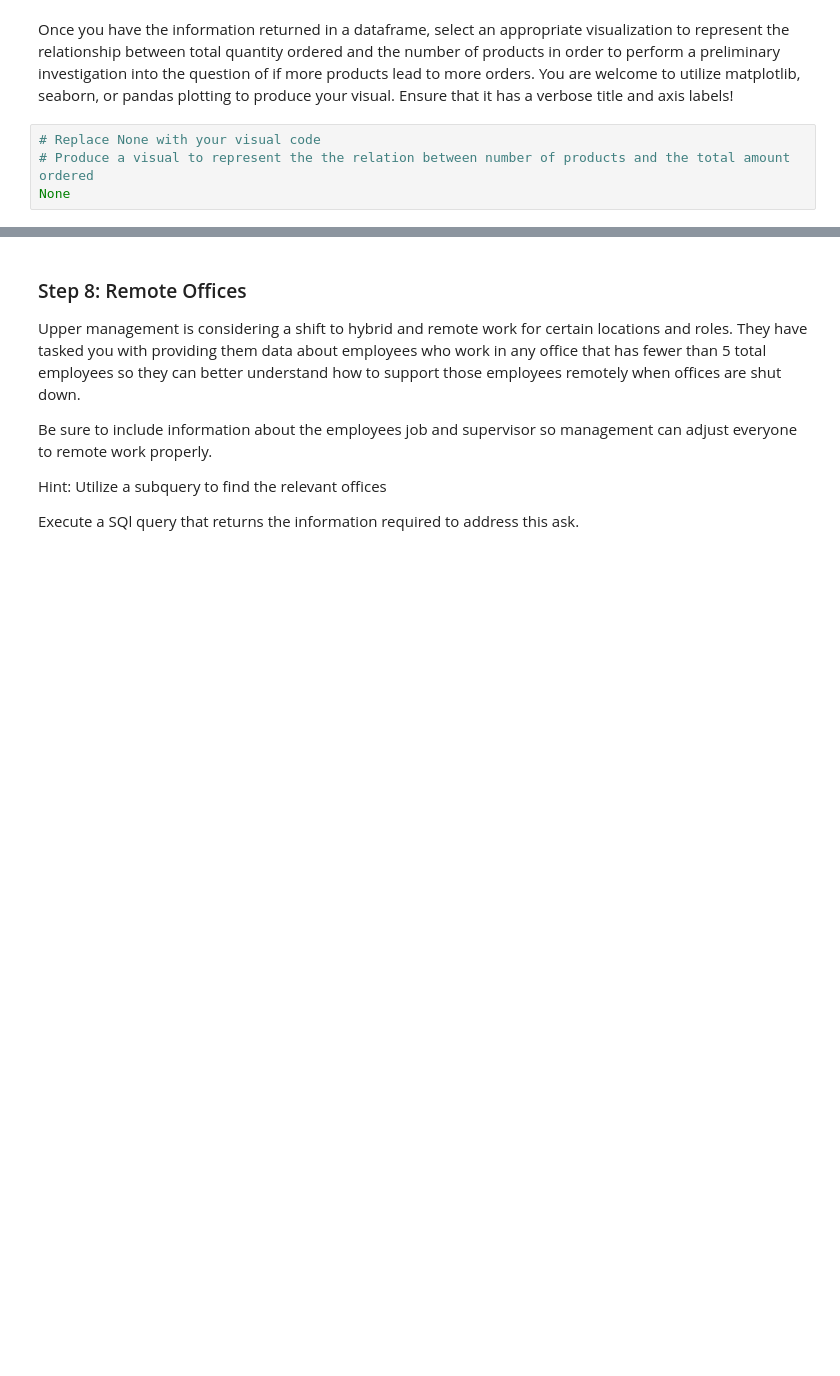
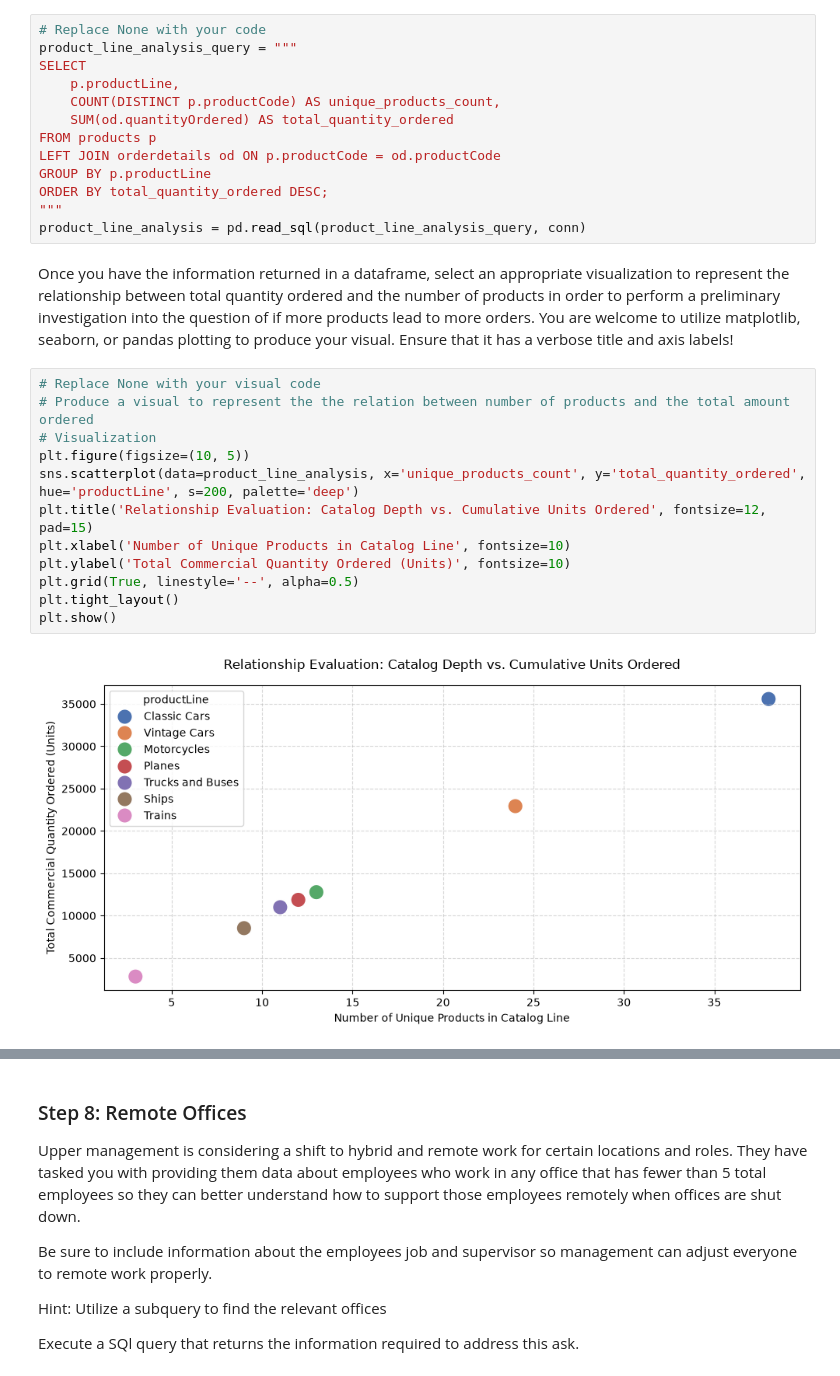
Before and after one commit to Lucy-b/dsc-sql-summative-lab, a Jupyter notebook: SQLSummativeLab.ipynb, the cells around one changed output, grey strips where cells are left out. Cells and saved outputs as stored; diff of their text form; blank space fills up the shorter version.

```diff
--- a/SQLSummativeLab.ipynb
+++ b/SQLSummativeLab.ipynb
@@ -149,9 +349,32 @@ None
+# %%
+# Replace None with your code
+product_line_analysis_query = """
+SELECT
+    p.productLine,
+    COUNT(DISTINCT p.productCode) AS unique_products_count,
+    SUM(od.quantityOrdered) AS total_quantity_ordered
+FROM products p
+LEFT JOIN orderdetails od ON p.productCode = od.productCode
+GROUP BY p.productLine
+ORDER BY total_quantity_ordered DESC;
+"""
+product_line_analysis = pd.read_sql(product_line_analysis_query, conn)
 # %% [markdown]
 Once you have the information returned in a dataframe, select an appropriate visualization to represent the relationship between total quantity ordered and the number of products in order to perform a preliminary investigation into the question of if more products lead to more orders. You are welcome to utilize matplotlib, seaborn, or pandas plotting to produce your visual. Ensure that it has a verbose title and axis labels!
-# %%
-# Replace None with your visual code
-# Produce a visual to represent the the relation between number of products and the total amount ordered
-None
+# %%
+# Replace None with your visual code
+# Produce a visual to represent the the relation between number of products and the total amount ordered
+# Visualization
+plt.figure(figsize=(10, 5))
+sns.scatterplot(data=product_line_analysis, x='unique_products_count', y='total_quantity_ordered', hue='productLine', s=200, palette='deep')
+plt.title('Relationship Evaluation: Catalog Depth vs. Cumulative Units Ordered', fontsize=12, pad=15)
+plt.xlabel('Number of Unique Products in Catalog Line', fontsize=10)
+plt.ylabel('Total Commercial Quantity Ordered (Units)', fontsize=10)
+plt.grid(True, linestyle='--', alpha=0.5)
+plt.tight_layout()
+plt.show()
+# %% [output]
+[figure, added]
 # %% [markdown]
 ## Reflection Question:
 
```
Also changed, not shown: parts of 26 cells of this notebook.
